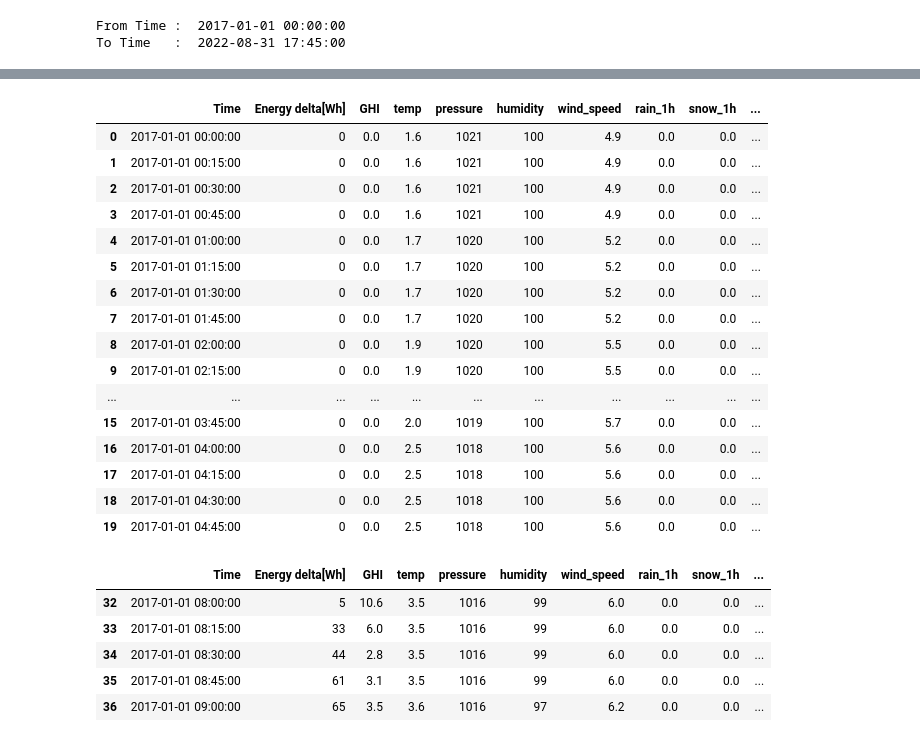
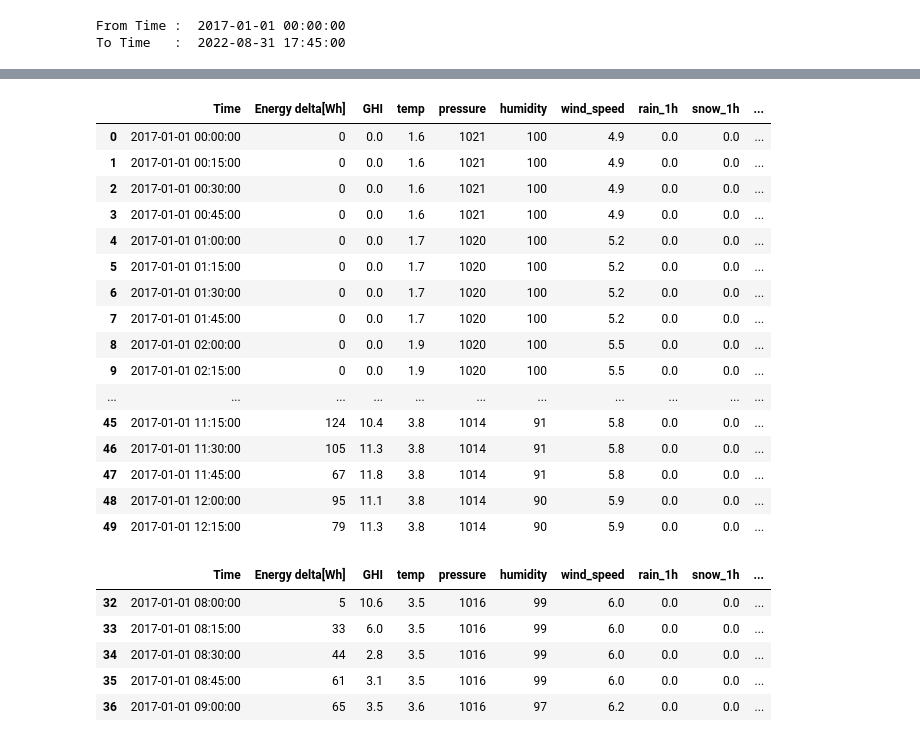
Before and after one commit to 4GeeksAcademy/Kurganova_ProyectoFin, a Jupyter notebook: src/explore.ipynb, the cells around one changed output, grey strips where cells are left out. Drawn from its saved outputs; the diff is of its cells as text; code cells hidden in the pictures.

```diff
--- a/src/explore.ipynb
+++ b/src/explore.ipynb
@@ -142,25 +159,25 @@ hour
 month
 # %%
 dataset['Time'] = pd.to_datetime(dataset['Time'])
-dataset.head(20)
+dataset.head(50)
 # %% [output]
 |  | Time | Energy delta[Wh] | GHI | temp | pressure | humidity | wind_speed | rain_1h | snow_1h | ... |
 | 0 | 2017-01-01 00:00:00 | 0 | 0.0 | 1.6 | 1021 | 100 | 4.9 | 0.0 | 0.0 | ... |
 | 1 | 2017-01-01 00:15:00 | 0 | 0.0 | 1.6 | 1021 | 100 | 4.9 | 0.0 | 0.0 | ... |
 | 2 | 2017-01-01 00:30:00 | 0 | 0.0 | 1.6 | 1021 | 100 | 4.9 | 0.0 | 0.0 | ... |
 | 3 | 2017-01-01 00:45:00 | 0 | 0.0 | 1.6 | 1021 | 100 | 4.9 | 0.0 | 0.0 | ... |
 | 4 | 2017-01-01 01:00:00 | 0 | 0.0 | 1.7 | 1020 | 100 | 5.2 | 0.0 | 0.0 | ... |
 | 5 | 2017-01-01 01:15:00 | 0 | 0.0 | 1.7 | 1020 | 100 | 5.2 | 0.0 | 0.0 | ... |
 | 6 | 2017-01-01 01:30:00 | 0 | 0.0 | 1.7 | 1020 | 100 | 5.2 | 0.0 | 0.0 | ... |
 | 7 | 2017-01-01 01:45:00 | 0 | 0.0 | 1.7 | 1020 | 100 | 5.2 | 0.0 | 0.0 | ... |
 | 8 | 2017-01-01 02:00:00 | 0 | 0.0 | 1.9 | 1020 | 100 | 5.5 | 0.0 | 0.0 | ... |
 | 9 | 2017-01-01 02:15:00 | 0 | 0.0 | 1.9 | 1020 | 100 | 5.5 | 0.0 | 0.0 | ... |
 | ... | ... | ... | ... | ... | ... | ... | ... | ... | ... | ... |
-| 15 | 2017-01-01 03:45:00 | 0 | 0.0 | 2.0 | 1019 | 100 | 5.7 | 0.0 | 0.0 | ... |
-| 16 | 2017-01-01 04:00:00 | 0 | 0.0 | 2.5 | 1018 | 100 | 5.6 | 0.0 | 0.0 | ... |
-| 17 | 2017-01-01 04:15:00 | 0 | 0.0 | 2.5 | 1018 | 100 | 5.6 | 0.0 | 0.0 | ... |
-| 18 | 2017-01-01 04:30:00 | 0 | 0.0 | 2.5 | 1018 | 100 | 5.6 | 0.0 | 0.0 | ... |
-| 19 | 2017-01-01 04:45:00 | 0 | 0.0 | 2.5 | 1018 | 100 | 5.6 | 0.0 | 0.0 | ... |
+| 45 | 2017-01-01 11:15:00 | 124 | 10.4 | 3.8 | 1014 | 91 | 5.8 | 0.0 | 0.0 | ... |
+| 46 | 2017-01-01 11:30:00 | 105 | 11.3 | 3.8 | 1014 | 91 | 5.8 | 0.0 | 0.0 | ... |
+| 47 | 2017-01-01 11:45:00 | 67 | 11.8 | 3.8 | 1014 | 91 | 5.8 | 0.0 | 0.0 | ... |
+| 48 | 2017-01-01 12:00:00 | 95 | 11.1 | 3.8 | 1014 | 90 | 5.9 | 0.0 | 0.0 | ... |
+| 49 | 2017-01-01 12:15:00 | 79 | 11.3 | 3.8 | 1014 | 90 | 5.9 | 0.0 | 0.0 | ... |
 # %%
 dataset =dataset[dataset['Energy delta[Wh]'] != 0]
 dataset.head()
```
Also changed, not shown: parts of 8 cells of this notebook, 2 other files.
